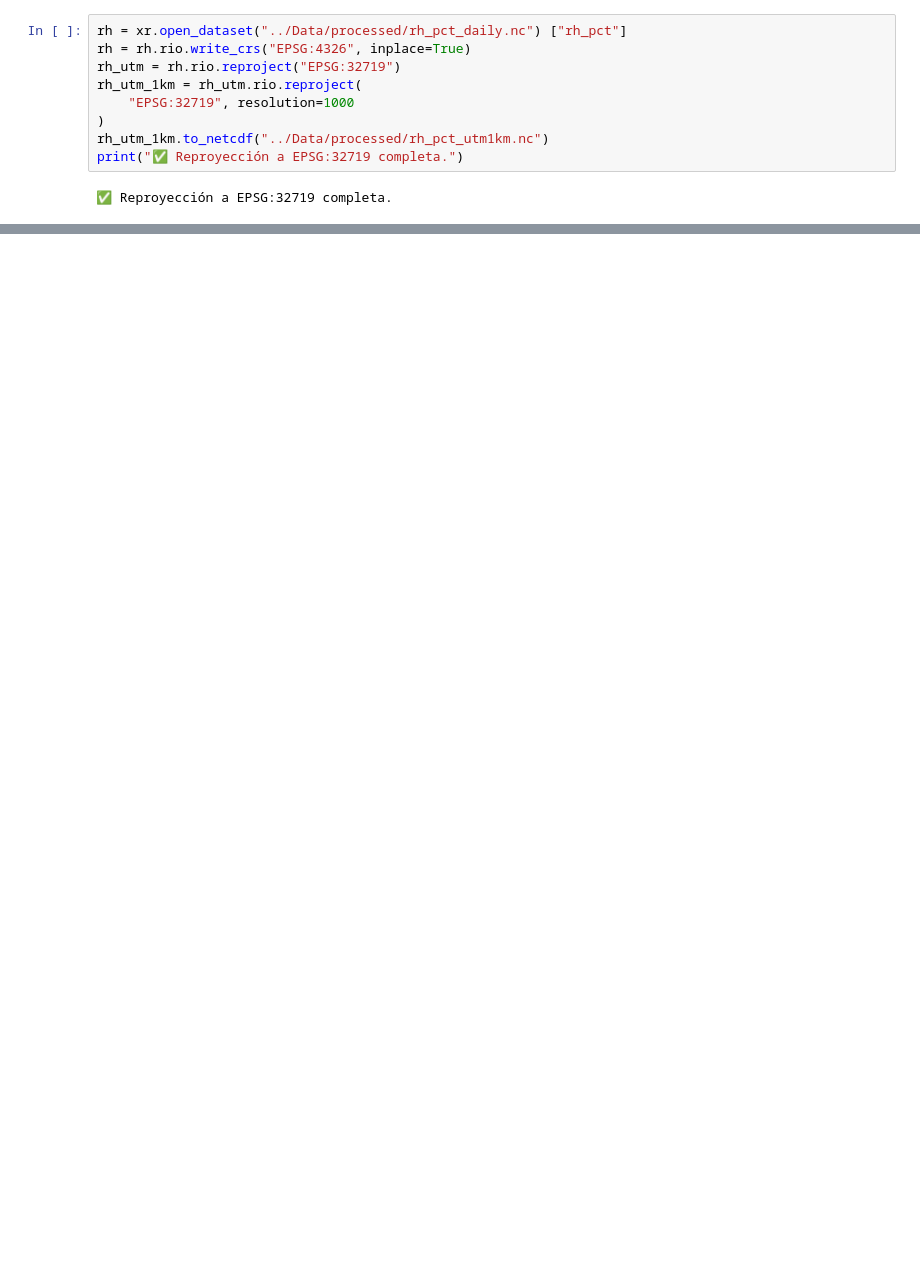
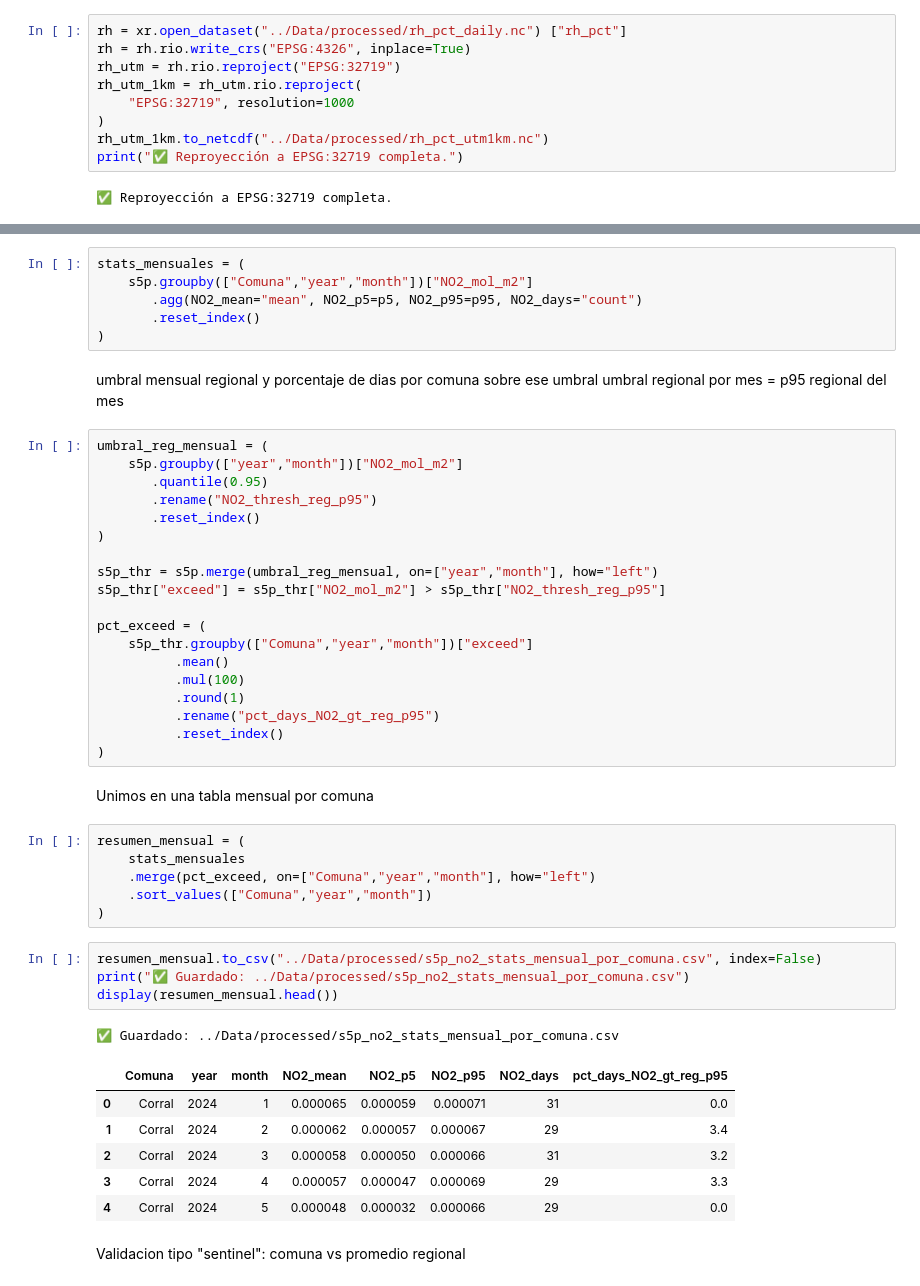
Before and after one commit to typedpie/Tarea-2_analisis-de-datos, a Jupyter notebook: Notebooks/02_ambiental_rm.ipynb, the cells around one changed output, grey strips where cells are left out. Saved outputs shown, nothing was run; the diff lists cells and outputs as text; blank space fills up the shorter version.

```diff
--- a/Notebooks/02_ambiental_rm.ipynb
+++ b/Notebooks/02_ambiental_rm.ipynb
@@ -196,0 +344,50 @@ print("✅ Reproyección a EPSG:32719 completa.")
+# %%
+stats_mensuales = (
+    s5p.groupby(["Comuna","year","month"])["NO2_mol_m2"]
+       .agg(NO2_mean="mean", NO2_p5=p5, NO2_p95=p95, NO2_days="count")
+       .reset_index()
+)
+# %% [markdown]
+umbral mensual regional y porcentaje de dias por comuna sobre ese umbral
+umbral regional por mes = p95 regional del mes
+# %%
+umbral_reg_mensual = (
+    s5p.groupby(["year","month"])["NO2_mol_m2"]
+       .quantile(0.95)
+       .rename("NO2_thresh_reg_p95")
+       .reset_index()
+)
+
+s5p_thr = s5p.merge(umbral_reg_mensual, on=["year","month"], how="left")
+s5p_thr["exceed"] = s5p_thr["NO2_mol_m2"] > s5p_thr["NO2_thresh_reg_p95"]
+
+pct_exceed = (
+    s5p_thr.groupby(["Comuna","year","month"])["exceed"]
+          .mean()
+          .mul(100)
+          .round(1)
+          .rename("pct_days_NO2_gt_reg_p95")
+          .reset_index()
+)
+# %% [markdown]
+Unimos en una tabla mensual por comuna
+# %%
+resumen_mensual = (
+    stats_mensuales
+    .merge(pct_exceed, on=["Comuna","year","month"], how="left")
+    .sort_values(["Comuna","year","month"])
+)
+# %%
+resumen_mensual.to_csv("../Data/processed/s5p_no2_stats_mensual_por_comuna.csv", index=False)
+print("✅ Guardado: ../Data/processed/s5p_no2_stats_mensual_por_comuna.csv")
+display(resumen_mensual.head())
+# %% [output]
+✅ Guardado: ../Data/processed/s5p_no2_stats_mensual_por_comuna.csv
+|  | Comuna | year | month | NO2_mean | NO2_p5 | NO2_p95 | NO2_days | pct_days_NO2_gt_reg_p95 |
+| 0 | Corral | 2024 | 1 | 0.000065 | 0.000059 | 0.000071 | 31 | 0.0 |
+| 1 | Corral | 2024 | 2 | 0.000062 | 0.000057 | 0.000067 | 29 | 3.4 |
+| 2 | Corral | 2024 | 3 | 0.000058 | 0.000050 | 0.000066 | 31 | 3.2 |
+| 3 | Corral | 2024 | 4 | 0.000057 | 0.000047 | 0.000069 | 29 | 3.3 |
+| 4 | Corral | 2024 | 5 | 0.000048 | 0.000032 | 0.000066 | 29 | 0.0 |
+# %% [markdown]
+Validacion tipo "sentinel": comuna vs promedio regional
```
Also changed, not shown: parts of 39 cells of this notebook, 15 other files.
